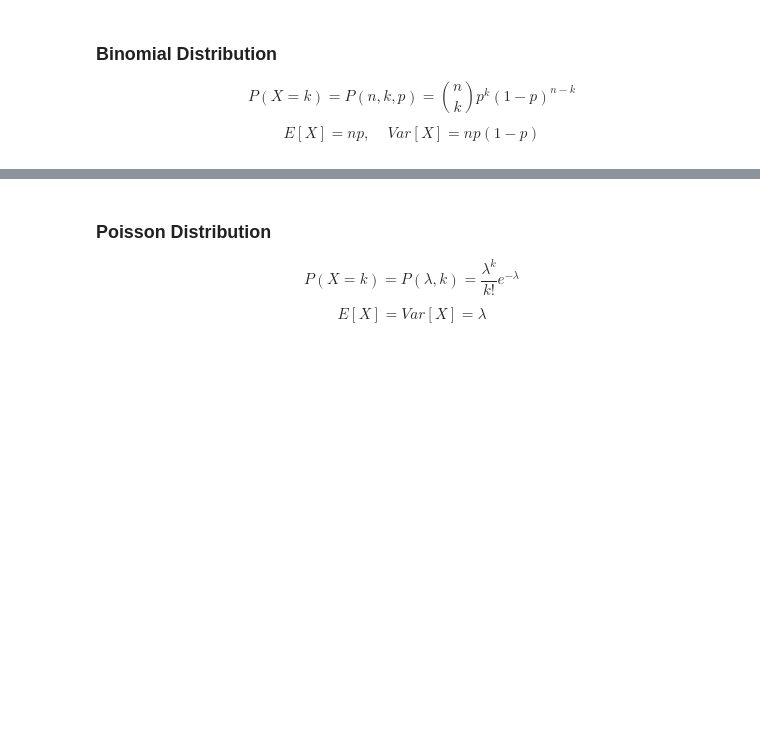
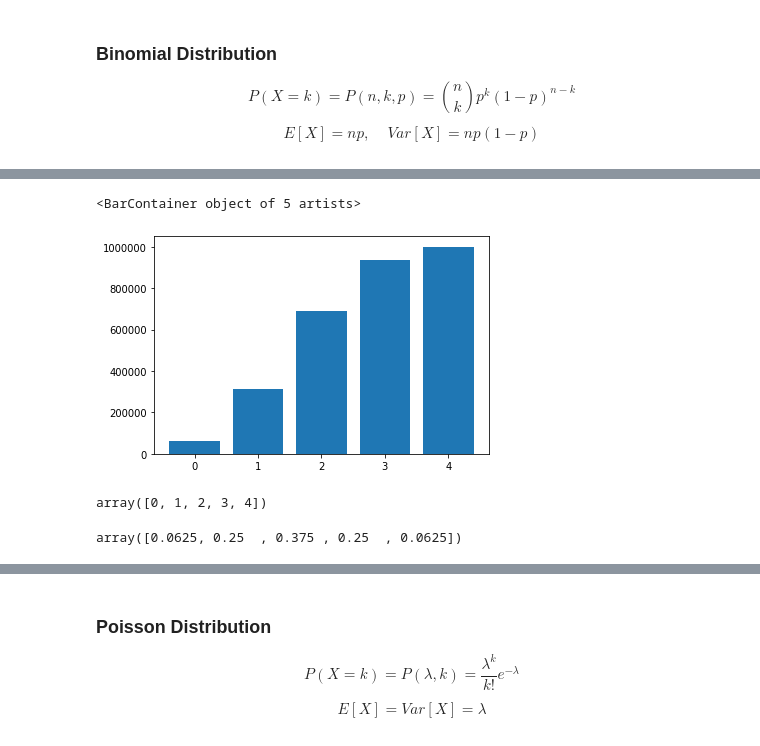
Before and after one commit to mvsantosdev/bayesian-methods-with-python, a Jupyter notebook: 1-Introduction.ipynb, the cells around one changed output, grey strips where cells are left out. Saved outputs shown, nothing was run; the diff lists cells and outputs as text; code cells hidden in the pictures; blank space fills up the shorter version.

```diff
--- a/1-Introduction.ipynb
+++ b/1-Introduction.ipynb
@@ -279,0 +334,5 @@ sample.mean(), sample.var()
+# %%
+i = np.argsort(x)
+
+x = x[i]
+y = y[i]
@@ -279,0 +343,19 @@ sample.mean(), sample.var()
+# %%
+cy = np.cumsum(y)
+# %%
+plt.bar(x, cy)
+# %% [output]
+<BarContainer object of 5 artists>
+[figure, added]
+# %%
+x = np.arange(5)
+
+x
+# %% [output]
+array([0, 1, 2, 3, 4])
+# %%
+PMF = binom.pmf(x)
+
+PMF
+# %% [output]
+array([0.0625, 0.25  , 0.375 , 0.25  , 0.0625])
```
Also changed, not shown: parts of 114 cells of this notebook, 2 other files.
